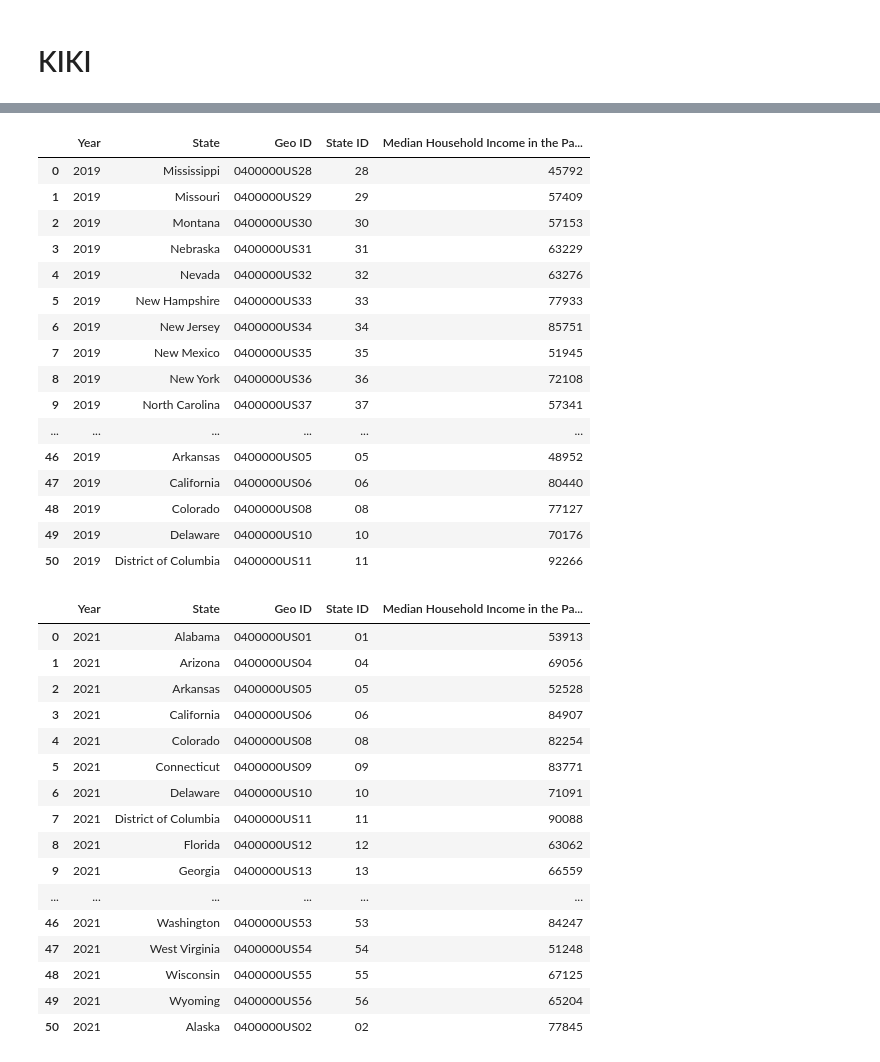
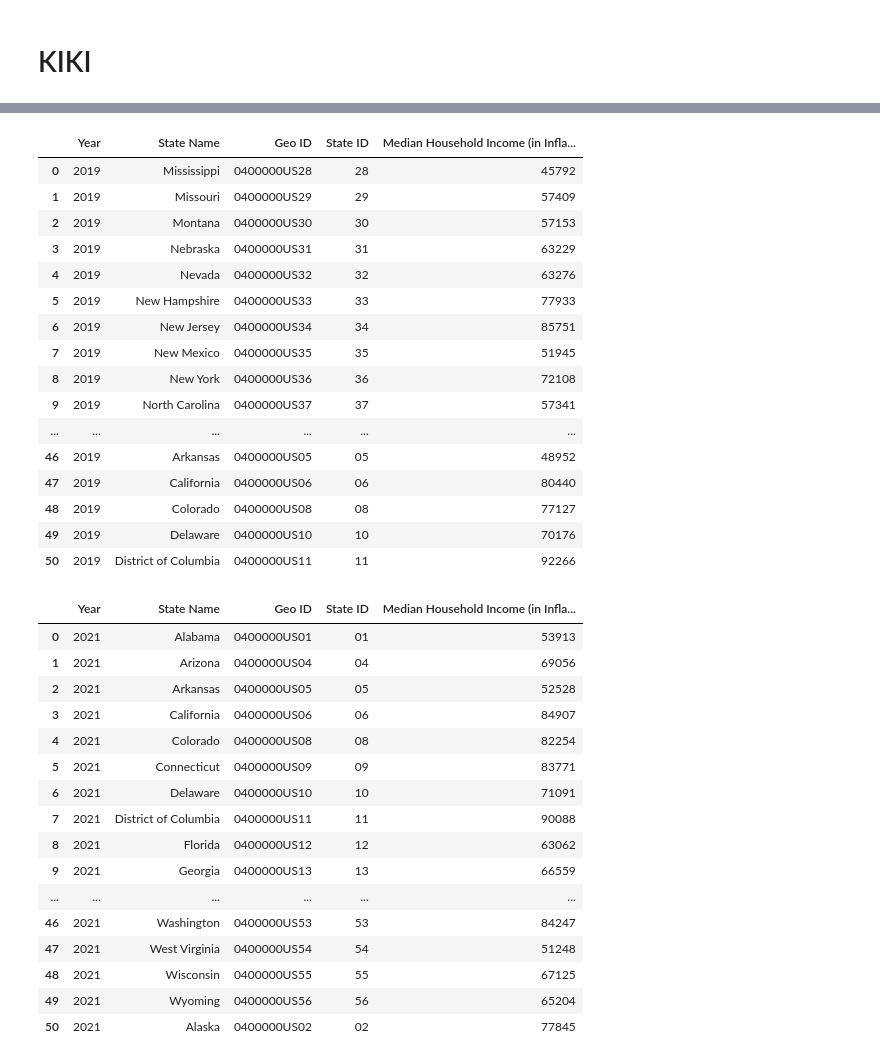
Before and after one commit to kikichan1/Project-1, a Jupyter notebook: Income_Notebook.ipynb, the cells around one changed output, grey strips where cells are left out. Cells and saved outputs as stored; diff of their text form; code cells hidden in the pictures.

```diff
--- a/Income_Notebook.ipynb
+++ b/Income_Notebook.ipynb
@@ -169,30 +129,30 @@ income_2018_df_final
 # %%
 income_2019_json = requests.get(income_2019_url).json()
 
 income_2019_df = pd.DataFrame(requests.get(income_2019_url).json()[1:], columns=requests.get(income_2019_url).json()[0])
 
 income_2019_df_cleaned = income_2019_df.rename(columns={
-    'NAME': 'State',
+    'NAME': 'State Name',
     'GEO_ID': 'Geo ID',
     'state': 'State ID',
-    'B19013_001E': 'Median Household Income in the Past 12 Months (in Inflation-Adjusted Dollars)',
+    'B19013_001E': 'Median Household Income (in Inflation-Adjusted Dollars)',
 })
 
 income_2019_df_cleaned ['Year'] = 2019
 
 income_2019_df_final = income_2019_df_cleaned[[
     'Year',
-    'State',
+    'State Name',
     'Geo ID',
     'State ID',
-    'Median Household Income in the Past 12 Months (in Inflation-Adjusted Dollars)',
+    'Median Household Income (in Inflation-Adjusted Dollars)',
 ]]
 
 income_2019_df_final = income_2019_df_final.loc[:, ~income_2019_df_final.columns.duplicated()]
 
 income_2019_df_final
 # %% [output]
-|  | Year | State | Geo ID | State ID | Median Household Income in the Pa... |
+|  | Year | State Name | Geo ID | State ID | Median Household Income (in Infla... |
 | 0 | 2019 | Mississippi | 0400000US28 | 28 | 45792 |
 | 1 | 2019 | Missouri | 0400000US29 | 29 | 57409 |
 | 2 | 2019 | Montana | 0400000US30 | 30 | 57153 |
@@ -215,27 +175,27 @@ income_2021_json = requests.get(income_2021_url).json()
 income_2021_df = pd.DataFrame(requests.get(income_2021_url).json()[1:], columns=requests.get(income_2021_url).json()[0])
 
 income_2021_df_cleaned = income_2021_df.rename(columns={
-    'NAME': 'State',
+    'NAME': 'State Name',
     'GEO_ID': 'Geo ID',
     'state': 'State ID',
-    'B19013_001E': 'Median Household Income in the Past 12 Months (in Inflation-Adjusted Dollars)',
+    'B19013_001E': 'Median Household Income (in Inflation-Adjusted Dollars)',
 })
 
 income_2021_df_cleaned ['Year'] = 2021
 
 income_2021_df_final = income_2021_df_cleaned[[
     'Year',
-    'State',
+    'State Name',
     'Geo ID',
     'State ID',
-    'Median Household Income in the Past 12 Months (in Inflation-Adjusted Dollars)',
+    'Median Household Income (in Inflation-Adjusted Dollars)',
 ]]
 
 income_2021_df_final = income_2021_df_final.loc[:, ~income_2021_df_final.columns.duplicated()]
 
 income_2021_df_final
 # %% [output]
-|  | Year | State | Geo ID | State ID | Median Household Income in the Pa... |
+|  | Year | State Name | Geo ID | State ID | Median Household Income (in Infla... |
 | 0 | 2021 | Alabama | 0400000US01 | 01 | 53913 |
 | 1 | 2021 | Arizona | 0400000US04 | 04 | 69056 |
 | 2 | 2021 | Arkansas | 0400000US05 | 05 | 52528 |
```
Also changed, not shown: parts of 16 cells of this notebook.
